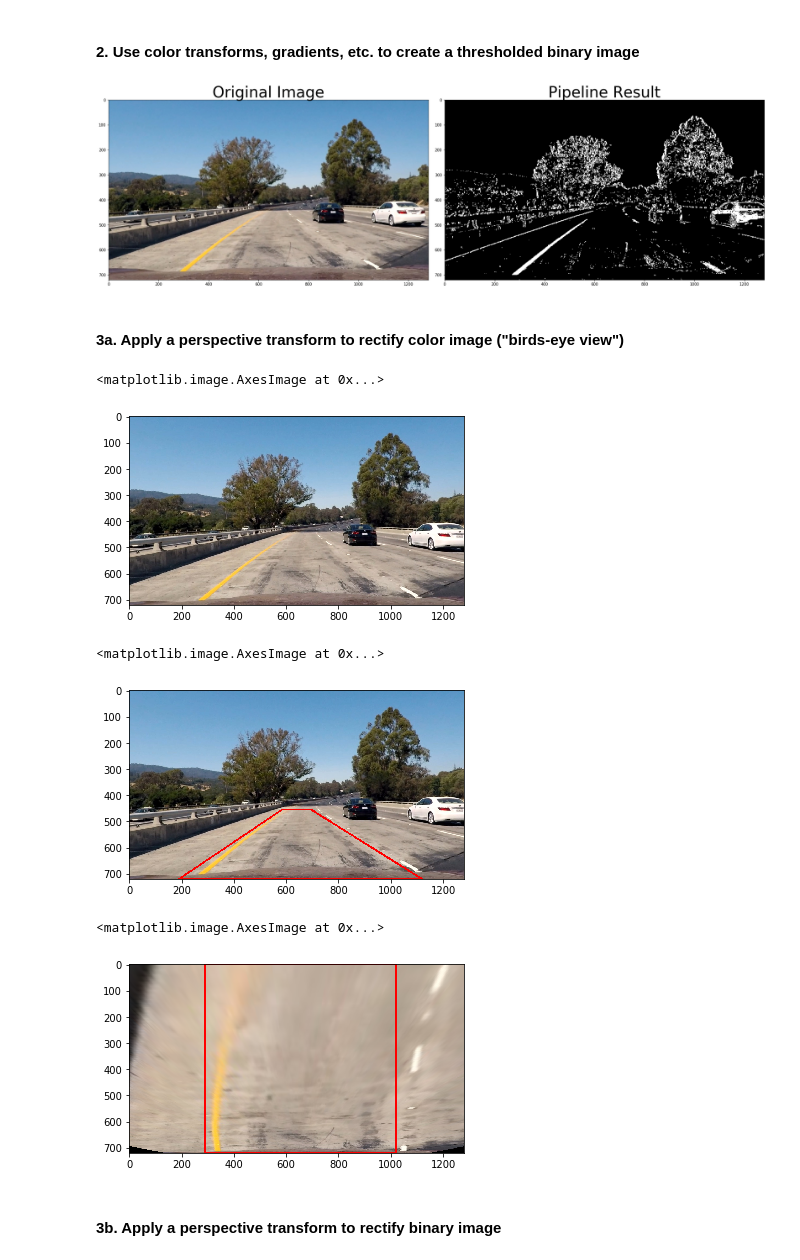
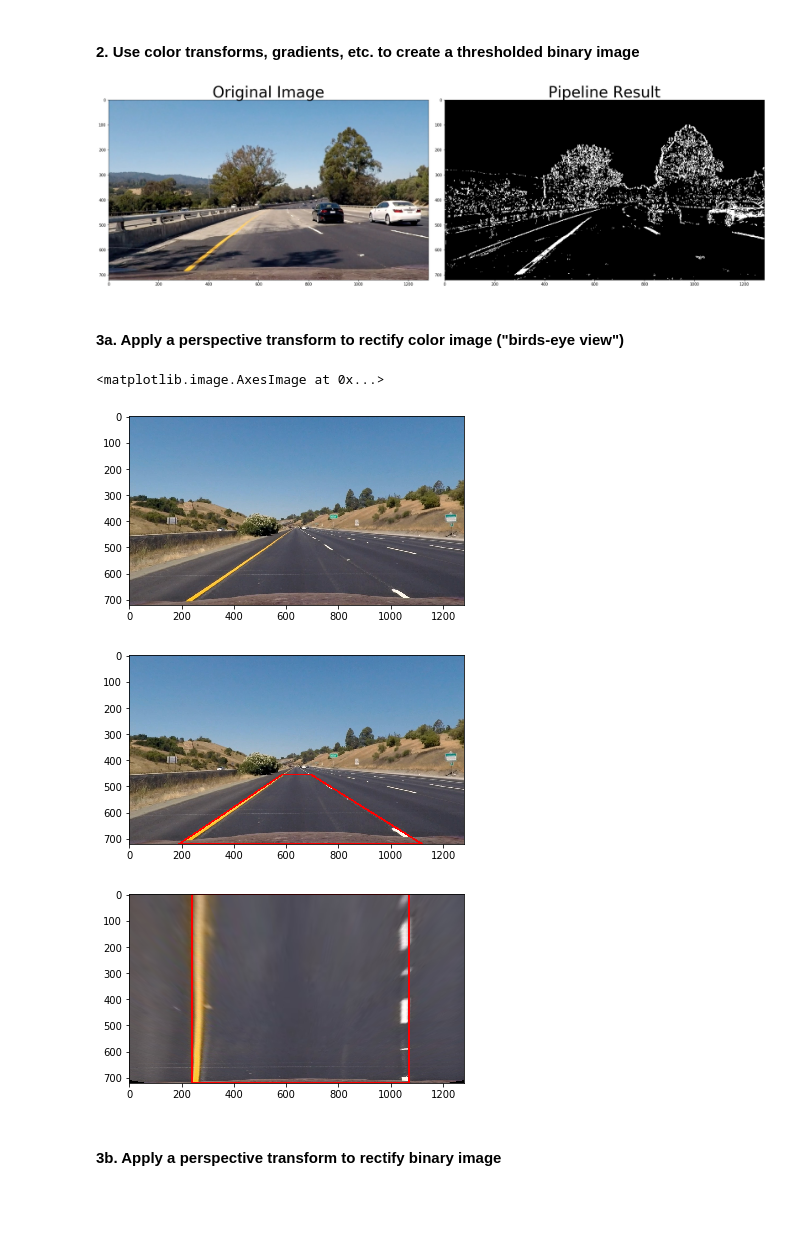
Before and after one commit to ninemillionbicycles/CarND-AdvancedLaneLines-P2, a Jupyter notebook: P2.ipynb, the cells around one changed output. Saved outputs shown, nothing was run; the diff lists cells and outputs as text; code cells hidden in the pictures; blank space fills up the shorter version.

```diff
--- a/P2.ipynb
+++ b/P2.ipynb
@@ -181,7 +154,7 @@ plt.subplots_adjust(left=0., right=1, top=0.9, bottom=0.)
 
 #### 1. Apply a distortion correction to raw images
 # %%
-image = mpimg.imread('test_images/test1.jpg')
+image = mpimg.imread('test_images/test4.jpg')
 
 # Read in the saved camera matrix and distortion coefficients
 dist_pickle = pickle.load(open("camera_cal/dist_pickle.p", "rb"))
@@ -195,4 +168,6 @@ ax1.imshow(image)
 ax1.set_title('Original Image', fontsize=30)
 ax2.imshow(image_undistorted)
 ax2.set_title('Undistorted Image', fontsize=30)
+
+f.savefig("examples/pipeline_distorted_undistorted.png")
 # %% [output]
@@ -280,9 +254,6 @@ def dir_threshold(image, sobel_kernel=3, thresh=(0, np.pi/2)):
     return binary_output
 
 def apply_thresholds(image, S_thresh, L_thresh, sobel_x_L_thresh, sobel_kernel=3):
-    '''
-    Build pipeline like below ...
-    '''
     # Convert to HLS color space
     image_hls = cv2.cvtColor(image, cv2.COLOR_RGB2HLS)
 
@@ -328,13 +299,15 @@ ax1.set_title('Original Image', fontsize=40)
 ax2.imshow(image_binary, cmap='gray')
 ax2.set_title('Pipeline Result', fontsize=40)
 plt.subplots_adjust(left=0., right=1, top=0.9, bottom=0.)
+
+f.savefig("examples/pipeline_thresholding.png")
 # %% [output]
-[figure, old version]
+[figure, new version]
 # %% [markdown]
 #### 3a. Apply a perspective transform to rectify color image ("birds-eye view")
 # %%
-# image = mpimg.imread('test_images/straight_lines1.jpg')
-image = mpimg.imread('test_images/test1.jpg')
+image = mpimg.imread('test_images/straight_lines1.jpg')
+# image = mpimg.imread('test_images/test4.jpg')
 image_undistorted = cv2.undistort(image, mtx, dist, None, mtx)
 
 image_size = (image_undistorted.shape[1], image_undistorted.shape[0]) # (x_size, y_size)
@@ -344,7 +317,7 @@ y_size = image_size[1]
 plt.imshow(image_undistorted)
 # %% [output]
 <matplotlib.image.AxesImage at 0x...>
-[figure, old version]
+[figure, new version]
 # %%
 # Corners manually obtained from looking at picture
 # bottom_left, bottom_right, top_left, top_right
@@ -359,52 +332,48 @@ cv2.line(image_undistorted_lines, corners[0], corners[2], (255,0,0), 5)
 cv2.line(image_undistorted_lines, corners[1], corners[3], (255,0,0), 5)
 
 plt.imshow(image_undistorted_lines)
+
+plt.savefig("examples/destination_corners.png")
 # %% [output]
-<matplotlib.image.AxesImage at 0x...>
-[figure, old version]
+[figure, new version]
 # %%
 def calc_transform_matrix(image_binary, n_x, n_y, mtx, dist, corners, offset):
     '''
-    This function takes the undistorted color image of a chessboard for which the perspective transform matrix
-    is to be calculated. The number of chessboard corners in x and y direction must be counted manually and
-    passed to the function alongside the camera's distortion coefficients dist and the target offset of the
-    corners from the image edges in topview image. "Chessboard corners" are only points where two black and two
-    white squares intersect.
+    This function takes the undistorted color image for which the perspective transform matrix is to be
+    calculated. The number of corners in x and y direction must be counted manually and passed to the function
+    alongside the camera's distortion coefficients dist and the target offset of the corners from the image edges
+    in topview image.
     The function returns the perspective transform matrix.
     '''
-    # Find chessboard corners
-    # Function returns non-zero value ret if all corners are found
-    # ret, corners = cv2.findChessboardCorners(image_grayscale, (n_x, n_y), None)
-    # cv2.drawChessboardCorners(image_undistorted, (n_x,n_y), corners, ret)
-
     # Define source and destination coordinates
     src = np.float32([corners[0], corners[1], corners[2], corners[3]])
 
     # bottom_left, bottom_right, top_left, top_right
     dst = np.float32([(corners[0][0]+offset, corners[0][1]), (corners[1][0]-offset, corners[1][1]), (corners[0][0]+offset, 0), (corners[1][0]-offset, 0)])
 
     # Get transform matrix M
     M = cv2.getPerspectiveTransform(src, dst)
     return M
 
-offset = 100
+offset = 50
 
 # Calculate transform
-M = calc_transform_matrix(image_undistorted, n_x, n_y, mtx, dist, corners, offset)
+M = calc_transform_matrix(image_undistorted, 9, 6, mtx, dist, corners, offset)
 
 # Warp image
 image_topview = cv2.warpPerspective(image_undistorted, M, image_size)
 
 # Draw lines corresponding to destination points
 cv2.line(image_topview, (corners[0][0]+offset, corners[0][1]), (corners[1][0]-offset, corners[1][1]), (255,0,0), 5)
 cv2.line(image_topview, (corners[0][0]+offset, 0), (corners[1][0]-offset, 0), (255,0,0), 5)
 cv2.line(image_topview, (corners[0][0]+offset, corners[0][1]), (corners[0][0]+offset, 0), (255,0,0), 5)
 cv2.line(image_topview, (corners[1][0]-offset, corners[1][1]), (corners[1][0]-offset, 0), (255,0,0), 5)
 
 plt.imshow(image_topview)
+
+plt.savefig("examples/pipeline_warped.png")
 # %% [output]
-<matplotlib.image.AxesImage at 0x...>
-[figure, old version]
+[figure, new version]
 # %% [markdown]
 #### 3b. Apply a perspective transform to rectify binary image
 # %%
```
Also changed, not shown: parts of 33 cells of this notebook, 28 other files.
